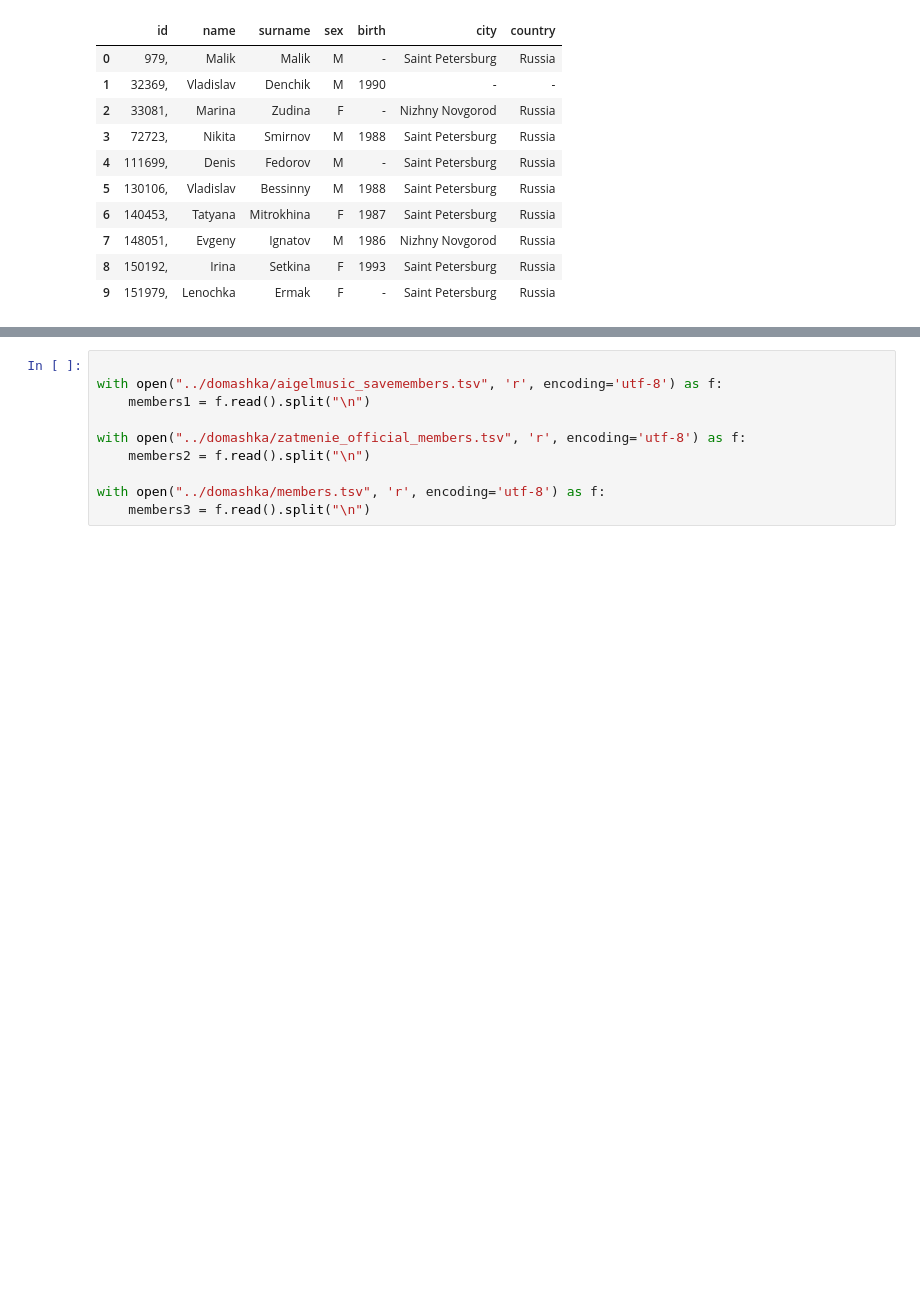
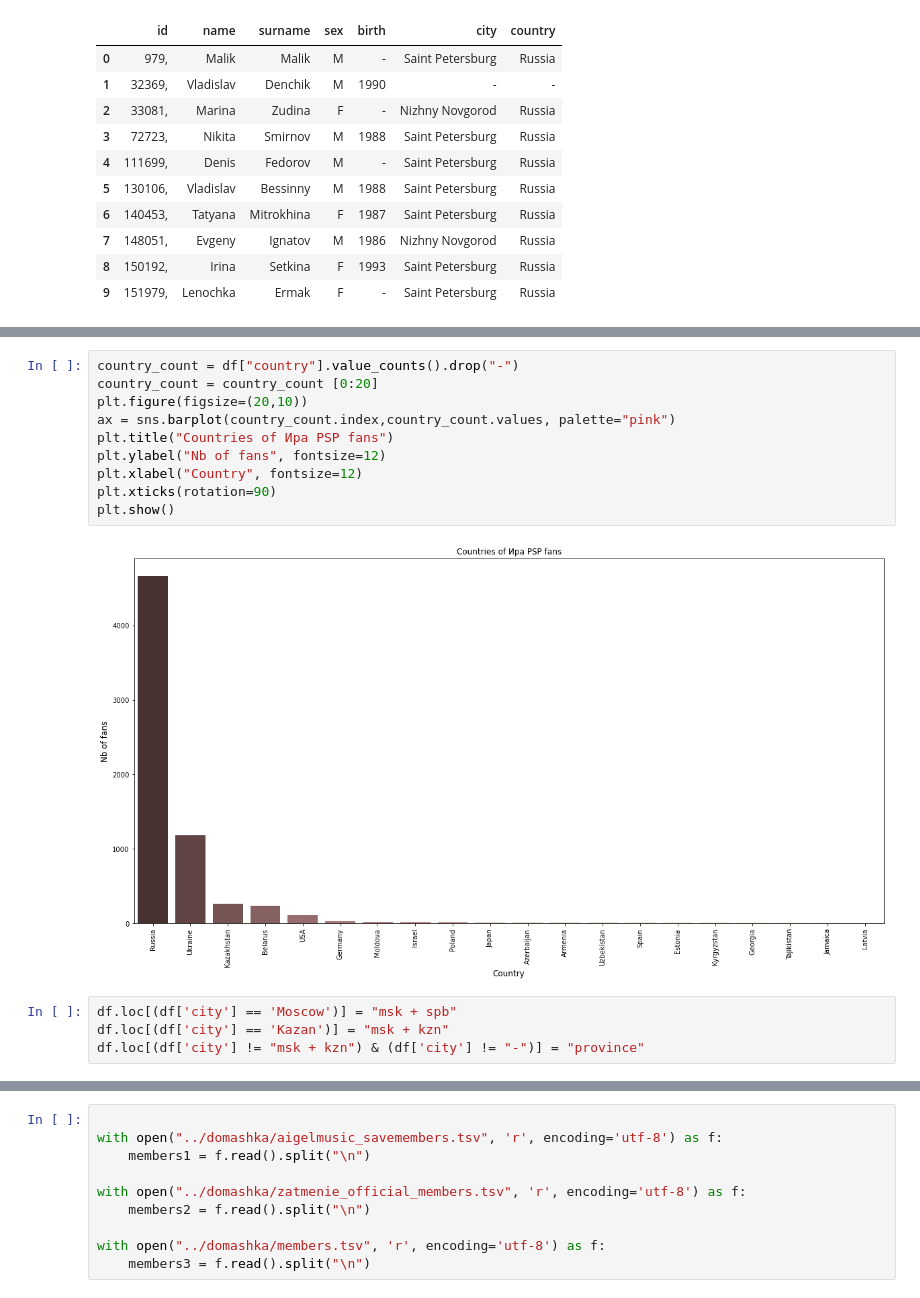
Before and after one commit to Annettaaan/anna_pro, a Jupyter notebook: AnnaDZ.ipynb, the cells around one changed output, grey strips where cells are left out. Cells and saved outputs as stored; diff of their text form; blank space fills up the shorter version.

```diff
--- a/AnnaDZ.ipynb
+++ b/AnnaDZ.ipynb
@@ -154,0 +156,16 @@ plt.show()
+# %%
+country_count = df["country"].value_counts().drop("-")
+country_count = country_count [0:20]
+plt.figure(figsize=(20,10))
+ax = sns.barplot(country_count.index,country_count.values, palette="pink")
+plt.title("Countries of Ира PSP fans")
+plt.ylabel("Nb of fans", fontsize=12)
+plt.xlabel("Country", fontsize=12)
+plt.xticks(rotation=90)
+plt.show()
+# %% [output]
+[figure, added]
+# %%
+df.loc[(df['city'] == 'Moscow')] = "msk + spb"
+df.loc[(df['city'] == 'Kazan')] = "msk + kzn"
+df.loc[(df['city'] != "msk + kzn") & (df['city'] != "-")] = "province"
```
Also changed, not shown: parts of 13 cells of this notebook, 1 other file.
